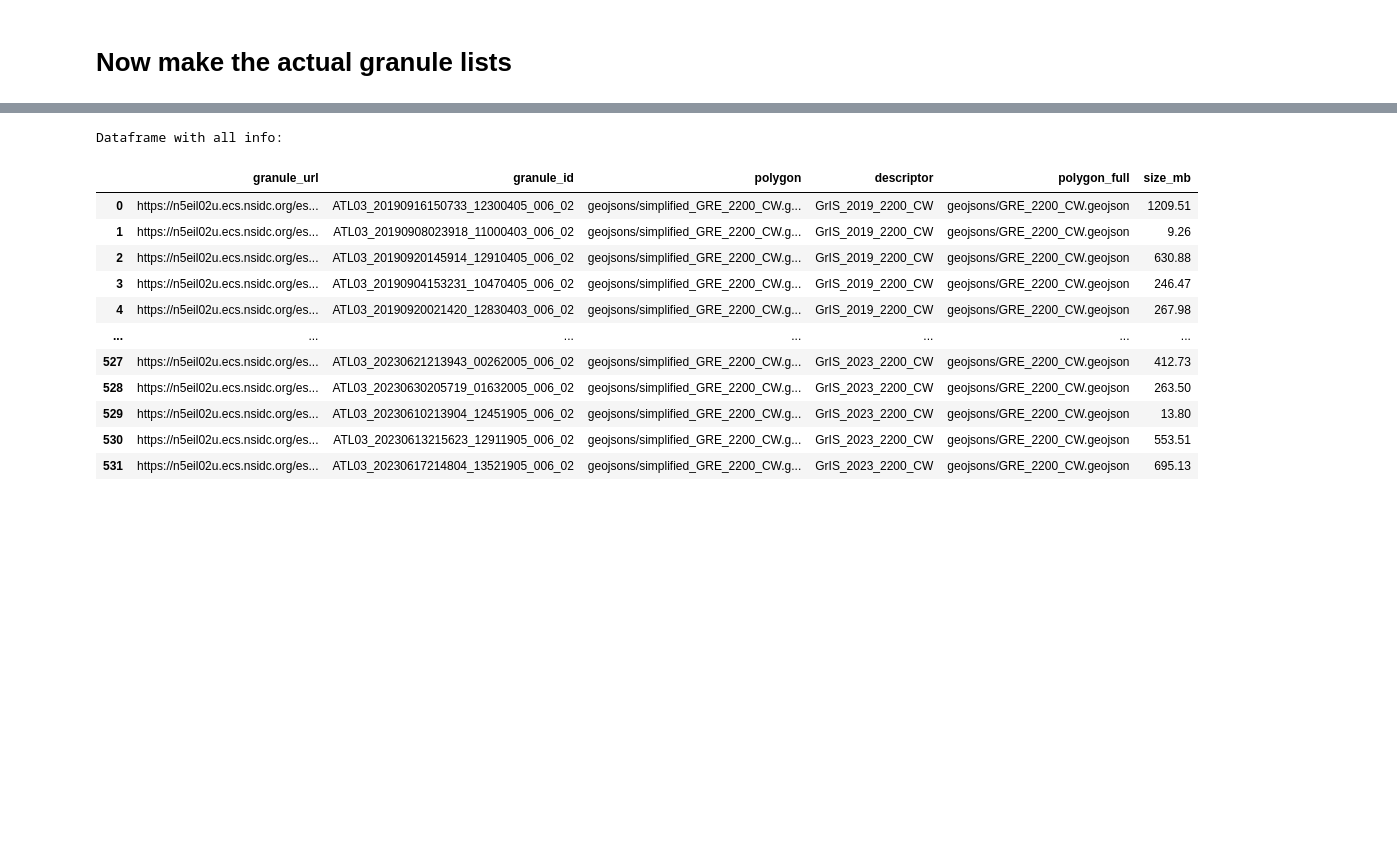
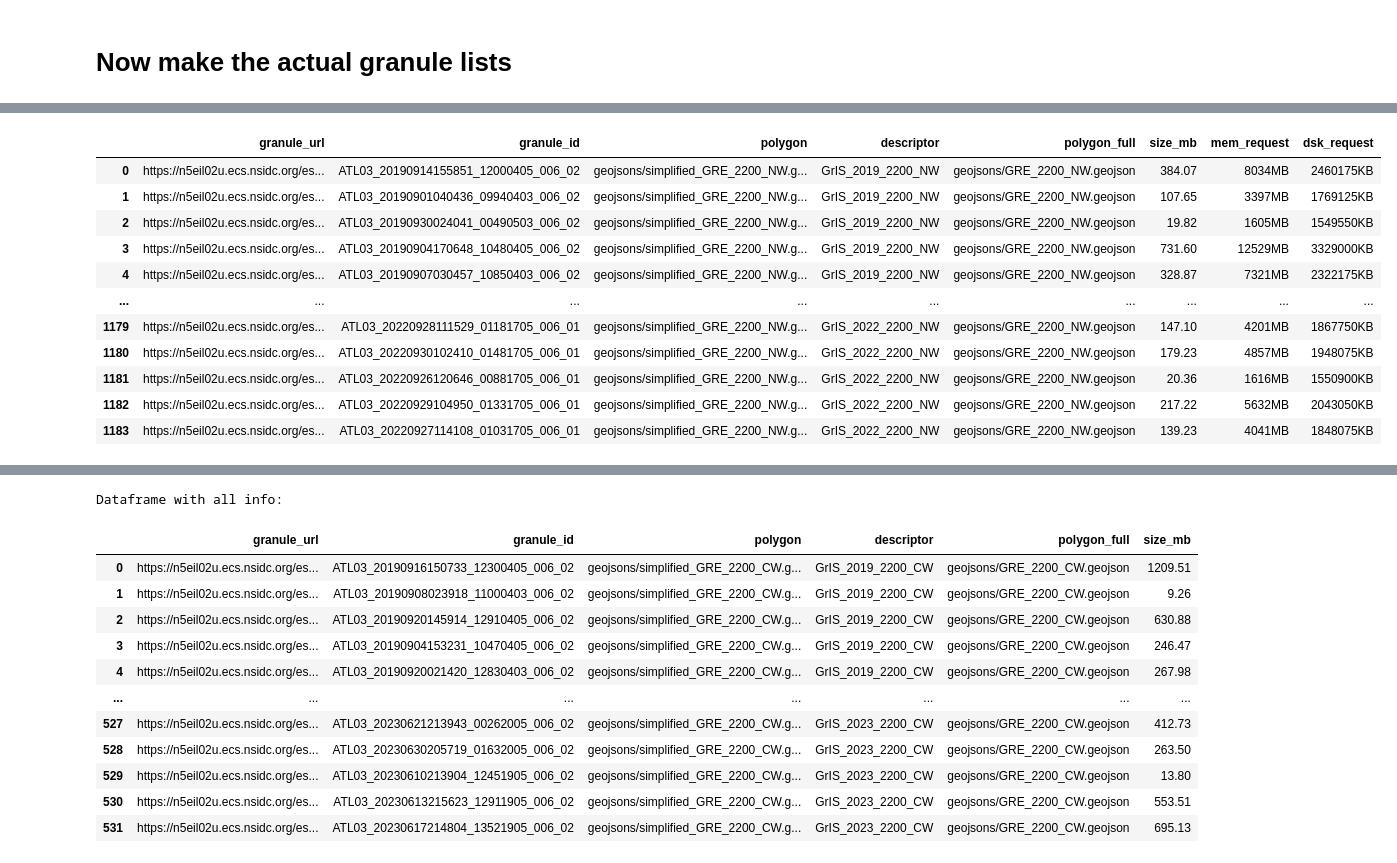
Before and after one commit to fliphilipp/GlacierLakeDetectionICESat2, a Jupyter notebook: request_data_and_make_granule_list.ipynb, the cells around one changed output, grey strips where cells are left out. Cells and saved outputs as stored; diff of their text form; code cells hidden in the pictures; blank space fills up the shorter version.

Commit message:
add test granule list and submit file for variable resource requests

```diff
--- a/request_data_and_make_granule_list.ipynb
+++ b/request_data_and_make_granule_list.ipynb
@@ -677,0 +677,73 @@ df.loc[26].order_overview_url
+# %%
+outdir = 'granule_lists/'
+outname = 'gld3test-GRE-NW-0.csv'
+outpath = outdir + outname
+df = pd.read_csv(fn_order_info_progress)
+df_complete = df.iloc[10:14]
+
+# #### to get the credentials into the session
+# uid = decedc(edc().u)
+# pwd = decedc(edc().p)
+# capability_url = f'https://n5eil02u.ecs.nsidc.org/egi/capabilities/ATL03.006.xml'
+# session = requests.session()
+# s = session.get(capability_url)
+# response = session.get(s.url,auth=(uid,pwd))
+
+def get_request_memory(x):
+    req = 16000
+    if x < 250:
+        req = 1200 + (6300-1200) / 250 * x
+    if x >= 250:
+        req = 6300 + (16000-6300) / (1000 - 250) * (x - 250)
+    return '%sMB' % int(np.ceil(np.clip(req, 0, 32000)))
+
+def get_request_disk(x):
+    req = 8000
+    if x < 1000:
+        req = 1.5e6 + (4e6-1.5e6) / 1000 * x
+    if x >= 1000:
+        req = 4e6 + (6.5e6-4e6) / (2500 - 1000) * (x - 1000)
+    return '%sKB' % int(np.ceil(np.clip(req, 0, 32e6)))
+
+
+df_list = []
+for i in list(df_complete.index):
+    gran_list_url = df_complete.loc[i, 'gran_list_url']
+    gran_list_file = session.get(gran_list_url)
+    status_txt = int(gran_list_file.status_code)
+    gran_list = gran_list_file.content.decode('utf-8').split('\n')
+    gran_list = [x for x in gran_list if '.h5' in x]
+    order_overview_url = df_complete.loc[i, 'order_overview_url']
+    gran_list_html = session.get(order_overview_url)
+    gran_list_html_txt = gran_list_html.content.decode('utf-8')
+    starts = [m.end() for m in re.finditer(re.escape(".h5</a> ("), gran_list_html_txt)]
+    ends = [m.start() for m in re.finditer(re.escape(", SCIENCE, content/unknown)"), gran_list_html_txt)]
+    size_strs = [gran_list_html_txt[starts[j]:ends[j]] for j in range(len(starts))]
+    sizes = [float(x[:-3].replace('<', '')) for x in size_strs]
+
+    thisdf = pd.DataFrame({'granule_url': gran_list})
+    thisdf['granule_id'] = thisdf.apply(lambda x: x.granule_url.split('/')[-1].replace('processed_','').replace('.h5',''), axis=1)
+    thisdf['polygon'] = 'geojsons/' + df_complete.loc[i, 'geojson']
+    thisdf['descriptor'] = df_complete.loc[i, 'description']
+    thisdf['polygon_full'] = 'geojsons/' + df_complete.loc[i, 'geojson'].replace('simplified_', '')
+    thisdf['size_mb'] = sizes
+    thisdf['mem_request'] = thisdf.size_mb.apply(get_request_memory)
+    thisdf['dsk_request'] = thisdf.size_mb.apply(get_request_disk)
+    df_list.append(thisdf)
+
+df_all = pd.concat(df_list).reset_index(drop=True)
+df_all.to_csv(outdir + 'size_' + outname, header=True, index=False)
+dfout = df_all.drop(columns=['size_mb'])
+dfout.to_csv(outpath, header=False, index=False)
+
+print('\nDataframe with all info:')
+display(df_all)
+print('\ntotal size: %.3g TB\n\n' % (df_all.size_mb.sum()/1e6))
+
+df_granlist = pd.read_csv(outpath, header=None)
+print('\nThe actual granule list for the job:')
+display(df_granlist)
+
+submit_filename = write_submit_file(outpath, resource_adjust=True)
+! cat $submit_filename
+# %% [output]
@@ -677,0 +751,12 @@ df.loc[26].order_overview_url
+|  | granule_url | granule_id | polygon | descriptor | polygon_full | size_mb | mem_request | dsk_request |
+| 0 | https://n5eil02u.ecs.nsidc.org/es... | ATL03_20190914155851_12000405_006_02 | geojsons/simplified_GRE_2200_NW.g... | GrIS_2019_2200_NW | geojsons/GRE_2200_NW.geojson | 384.07 | 8034MB | 2460175KB |
+| 1 | https://n5eil02u.ecs.nsidc.org/es... | ATL03_20190901040436_09940403_006_02 | geojsons/simplified_GRE_2200_NW.g... | GrIS_2019_2200_NW | geojsons/GRE_2200_NW.geojson | 107.65 | 3397MB | 1769125KB |
+| 2 | https://n5eil02u.ecs.nsidc.org/es... | ATL03_20190930024041_00490503_006_02 | geojsons/simplified_GRE_2200_NW.g... | GrIS_2019_2200_NW | geojsons/GRE_2200_NW.geojson | 19.82 | 1605MB | 1549550KB |
+| 3 | https://n5eil02u.ecs.nsidc.org/es... | ATL03_20190904170648_10480405_006_02 | geojsons/simplified_GRE_2200_NW.g... | GrIS_2019_2200_NW | geojsons/GRE_2200_NW.geojson | 731.60 | 12529MB | 3329000KB |
+| 4 | https://n5eil02u.ecs.nsidc.org/es... | ATL03_20190907030457_10850403_006_02 | geojsons/simplified_GRE_2200_NW.g... | GrIS_2019_2200_NW | geojsons/GRE_2200_NW.geojson | 328.87 | 7321MB | 2322175KB |
+| ... | ... | ... | ... | ... | ... | ... | ... | ... |
+| 1179 | https://n5eil02u.ecs.nsidc.org/es... | ATL03_20220928111529_01181705_006_01 | geojsons/simplified_GRE_2200_NW.g... | GrIS_2022_2200_NW | geojsons/GRE_2200_NW.geojson | 147.10 | 4201MB | 1867750KB |
+| 1180 | https://n5eil02u.ecs.nsidc.org/es... | ATL03_20220930102410_01481705_006_01 | geojsons/simplified_GRE_2200_NW.g... | GrIS_2022_2200_NW | geojsons/GRE_2200_NW.geojson | 179.23 | 4857MB | 1948075KB |
+| 1181 | https://n5eil02u.ecs.nsidc.org/es... | ATL03_20220926120646_00881705_006_01 | geojsons/simplified_GRE_2200_NW.g... | GrIS_2022_2200_NW | geojsons/GRE_2200_NW.geojson | 20.36 | 1616MB | 1550900KB |
+| 1182 | https://n5eil02u.ecs.nsidc.org/es... | ATL03_20220929104950_01331705_006_01 | geojsons/simplified_GRE_2200_NW.g... | GrIS_2022_2200_NW | geojsons/GRE_2200_NW.geojson | 217.22 | 5632MB | 2043050KB |
+| 1183 | https://n5eil02u.ecs.nsidc.org/es... | ATL03_20220927114108_01031705_006_01 | geojsons/simplified_GRE_2200_NW.g... | GrIS_2022_2200_NW | geojsons/GRE_2200_NW.geojson | 139.23 | 4041MB | 1848075KB |
```
Also changed, not shown: parts of 6 cells of this notebook, 5 other files.
